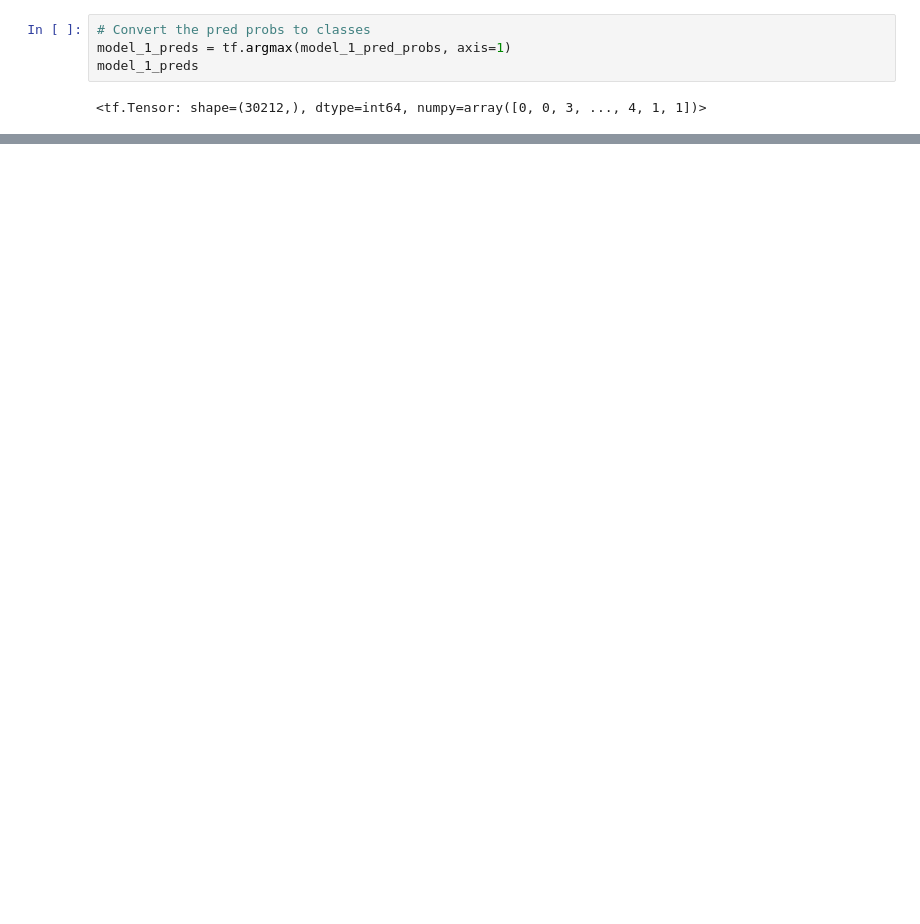
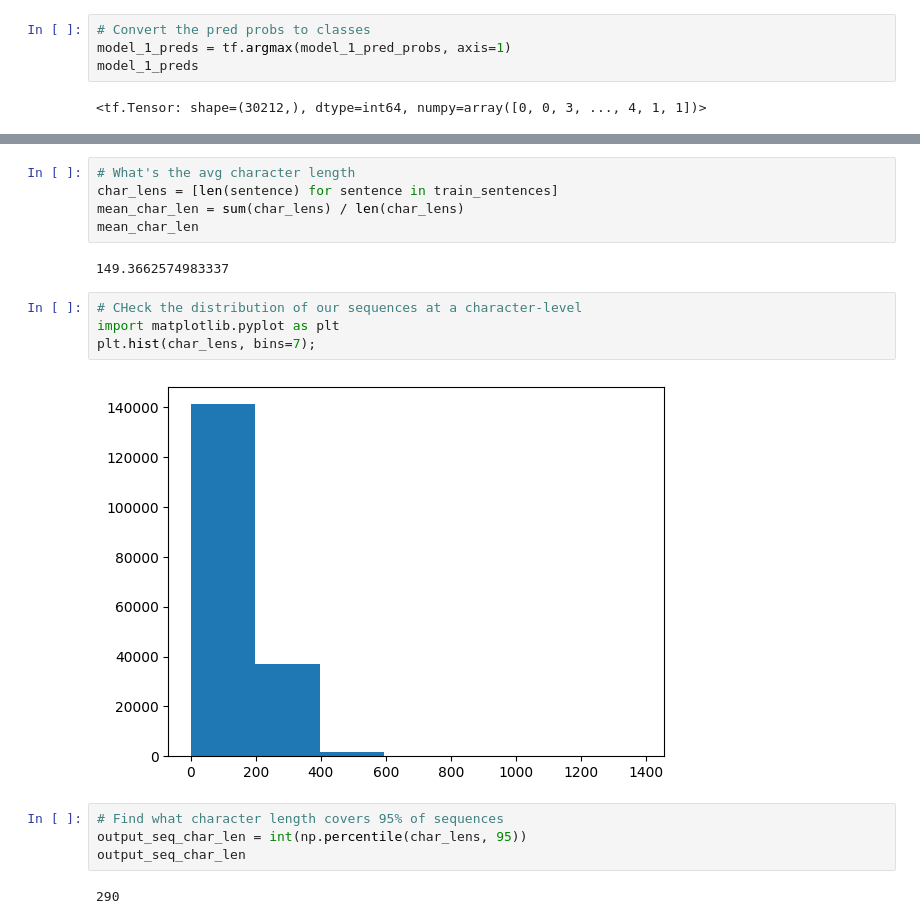
Before and after one commit to Khey17/100-Days-Of-ML-Code, a Jupyter notebook: Learn-TensorFlow/Milestone_Project_SkimLit_NLP_09.ipynb, the cells around one changed output, grey strips where cells are left out. Cells and saved outputs as stored; diff of their text form; blank space fills up the shorter version.

```diff
--- a/Learn-TensorFlow/Milestone_Project_SkimLit_NLP_09.ipynb
+++ b/Learn-TensorFlow/Milestone_Project_SkimLit_NLP_09.ipynb
@@ -650,0 +801,19 @@ ModelEvaluation.make_confusion_matrix(y_true=dev_labels_encoded,
+# %%
+# What's the avg character length
+char_lens = [len(sentence) for sentence in train_sentences]
+mean_char_len = sum(char_lens) / len(char_lens)
+mean_char_len
+# %% [output]
+149.3662574983337
+# %%
+# CHeck the distribution of our sequences at a character-level
+import matplotlib.pyplot as plt
+plt.hist(char_lens, bins=7);
+# %% [output]
+[figure, added]
+# %%
+# Find what character length covers 95% of sequences
+output_seq_char_len = int(np.percentile(char_lens, 95))
+output_seq_char_len
+# %% [output]
+290
```
Also changed, not shown: parts of 43 cells of this notebook.
